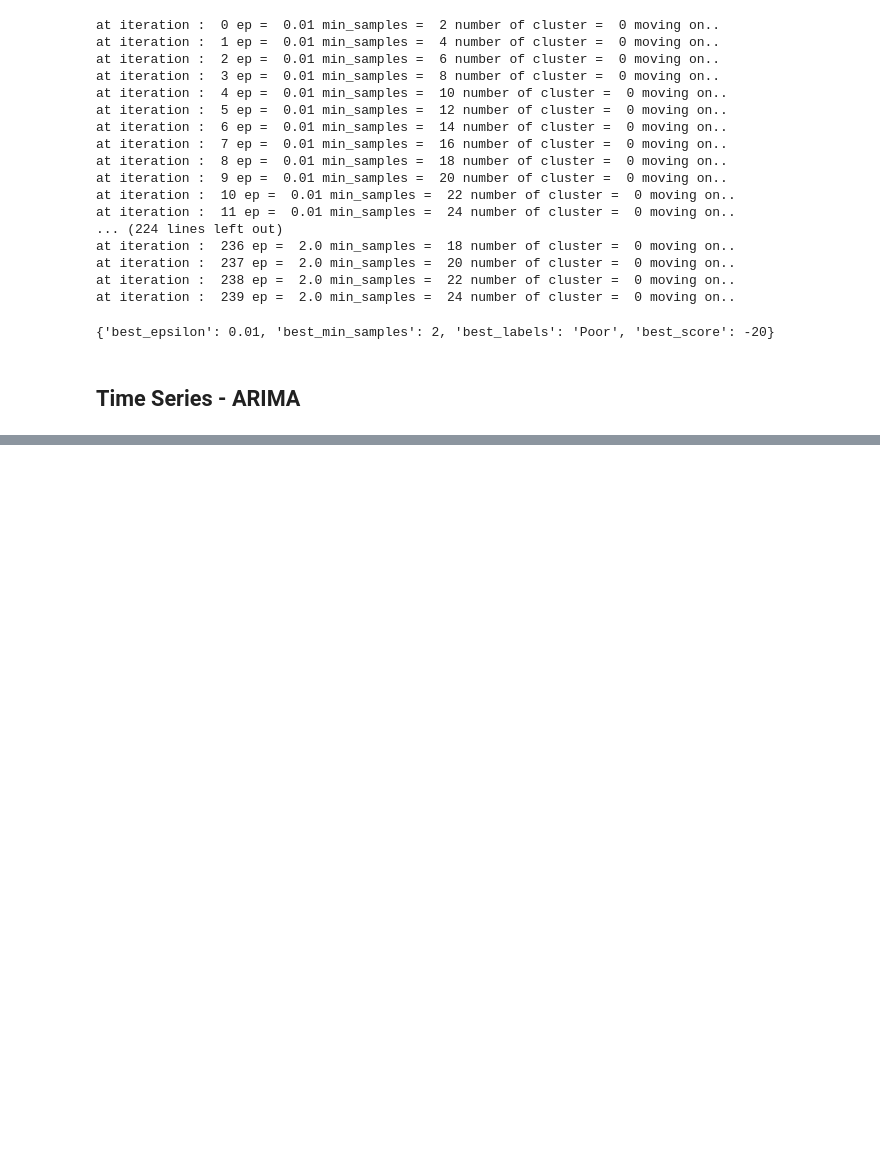
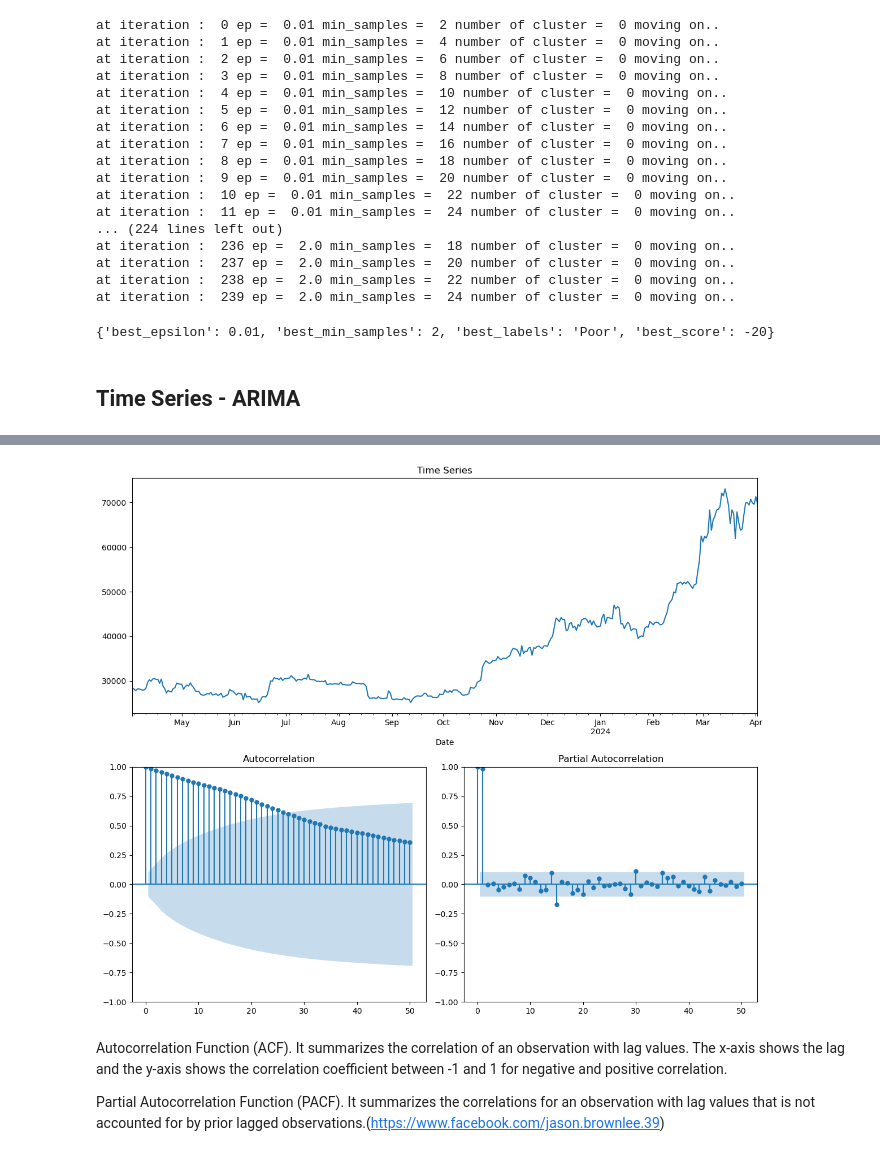
Before and after one commit to TatiHelena/ML_for_Business, a Jupyter notebook: TatianeHAlves_HDFT_MLforBusiness_CA1_24.ipynb, the cells around one changed output, grey strips where cells are left out. Saved outputs shown, nothing was run; the diff lists cells and outputs as text; code cells hidden in the pictures; blank space fills up the shorter version.

```diff
--- a/TatianeHAlves_HDFT_MLforBusiness_CA1_24.ipynb
+++ b/TatianeHAlves_HDFT_MLforBusiness_CA1_24.ipynb
@@ -516,0 +535,6 @@ print(best_para)
+# %%
+# Convert 'Date' column into datetime format
+df['Date'] = pd.to_datetime(df['Date'])
+
+# Set 'Date' column as the index
+df.set_index('Date', inplace=True)
@@ -516,0 +551,27 @@ print(best_para)
+# %%
+# plotds is method to plot time series, ACF and PACF
+def plotds(xt, nlag = 30, fig_size = (12, 10)):
+    if not isinstance(xt, pd.Series):
+         xt = pd.Series(xt)
+    plt.figure(figsize=fig_size)
+    layout = (2, 2)
+
+    ax_xt = plt.subplot2grid(layout, (0, 0), colspan = 2)
+    ax_acf= plt.subplot2grid(layout, (1, 0))
+    ax_pacf = plt.subplot2grid(layout, (1, 1))
+
+    xt.plot(ax = ax_xt)
+    ax_xt.set_title('Time Series')
+    plot_acf(xt, lags = 50, ax = ax_acf)
+    plot_pacf(xt, lags = 50, ax = ax_pacf)
+    plt.tight_layout()
+    return None
+# %%
+# Display plot of Open column and Date index
+plotds(df['Open'], nlag = 100)
+# %% [output]
+[figure, added]
+# %% [markdown]
+Autocorrelation Function (ACF). It summarizes the correlation of an observation with lag values. The x-axis shows the lag and the y-axis shows the correlation coefficient between -1 and 1 for negative and positive correlation.
+
+Partial Autocorrelation Function (PACF). It summarizes the correlations for an observation with lag values that is not accounted for by prior lagged observations.(https://www.facebook.com/jason.brownlee.39)
```
Also changed, not shown: parts of 15 cells of this notebook.
